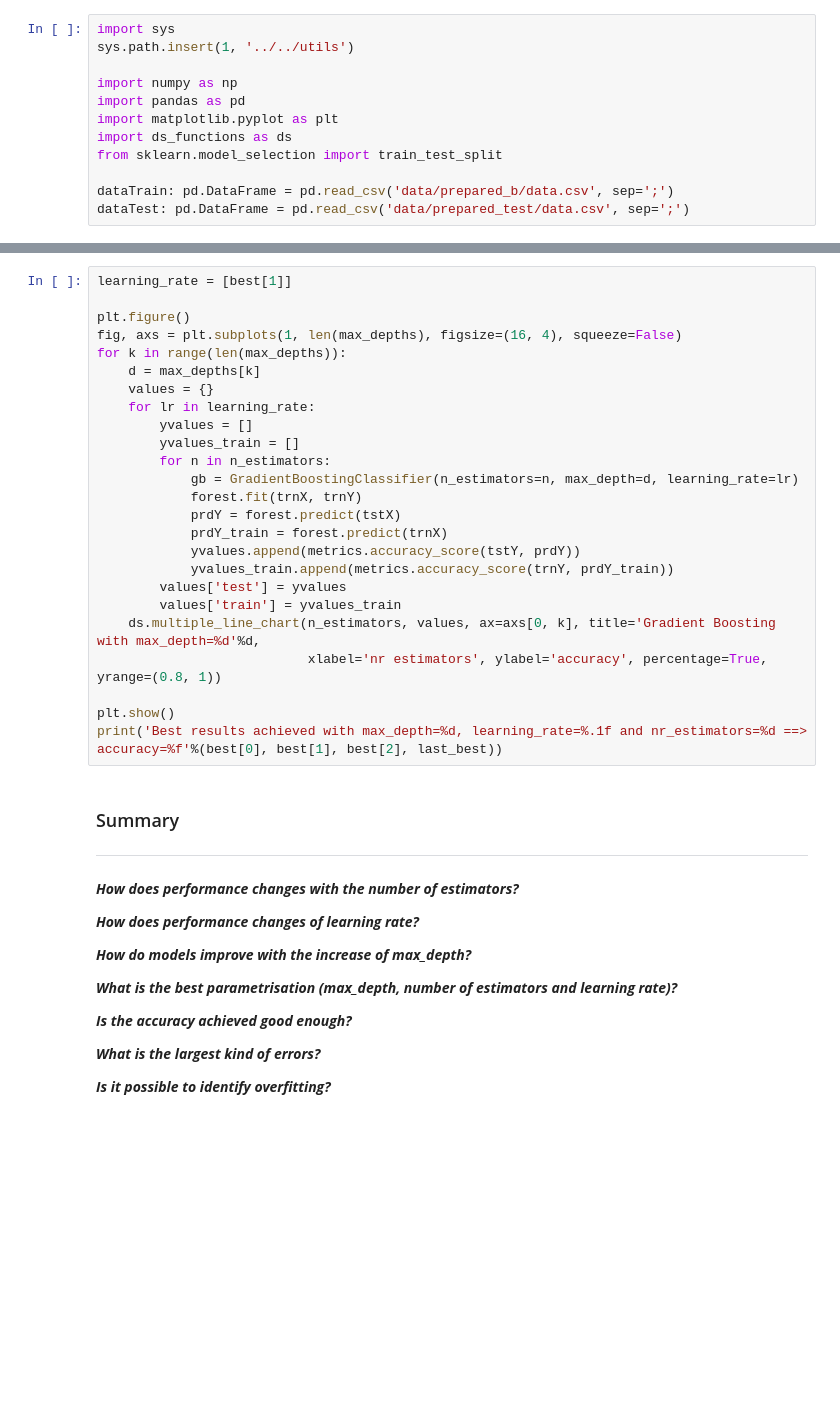
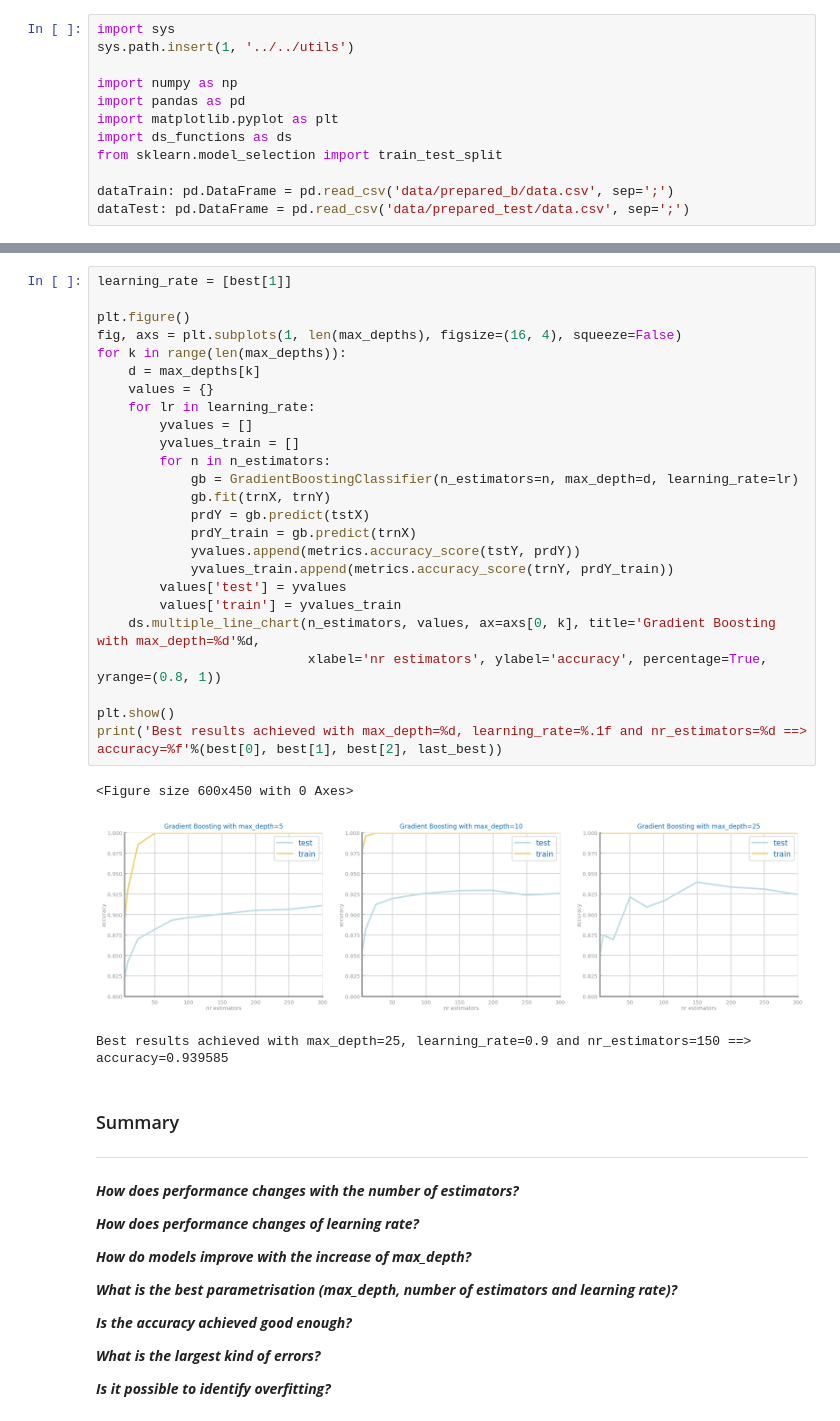
Before and after one commit to filipesousaist/ds_project, a Jupyter notebook: dataset2/Gradient Boosting/3_Classification_b.ipynb, the cells around one changed output, grey strips where cells are left out. Saved outputs shown, nothing was run; the diff lists cells and outputs as text; blank space fills up the shorter version.

```diff
--- a/dataset2/Gradient Boosting/3_Classification_b.ipynb
+++ b/dataset2/Gradient Boosting/3_Classification_b.ipynb
@@ -67,28 +73,32 @@ ds.plot_evaluation_results(labels, trnY, prd_trn, tstY, prd_tst, showXTickLabels
 # %%
 learning_rate = [best[1]]
 
 plt.figure()
 fig, axs = plt.subplots(1, len(max_depths), figsize=(16, 4), squeeze=False)
 for k in range(len(max_depths)):
     d = max_depths[k]
     values = {}
     for lr in learning_rate:
         yvalues = []
         yvalues_train = []
         for n in n_estimators:
             gb = GradientBoostingClassifier(n_estimators=n, max_depth=d, learning_rate=lr)
-            forest.fit(trnX, trnY)
-            prdY = forest.predict(tstX)
-            prdY_train = forest.predict(trnX)
+            gb.fit(trnX, trnY)
+            prdY = gb.predict(tstX)
+            prdY_train = gb.predict(trnX)
             yvalues.append(metrics.accuracy_score(tstY, prdY))
             yvalues_train.append(metrics.accuracy_score(trnY, prdY_train))
         values['test'] = yvalues
         values['train'] = yvalues_train
     ds.multiple_line_chart(n_estimators, values, ax=axs[0, k], title='Gradient Boosting with max_depth=%d'%d,
                            xlabel='nr estimators', ylabel='accuracy', percentage=True, yrange=(0.8, 1))
 
 plt.show()
 print('Best results achieved with max_depth=%d, learning_rate=%.1f and nr_estimators=%d ==> accuracy=%f'%(best[0], best[1], best[2], last_best))
+# %% [output]
+<Figure size 600x450 with 0 Axes>
+[figure, added]
+Best results achieved with max_depth=25, learning_rate=0.9 and nr_estimators=150 ==> accuracy=0.939585
 # %% [markdown]
 ### Summary
 
```
Also changed, not shown: parts of 2 cells of this notebook, 1 other file.
